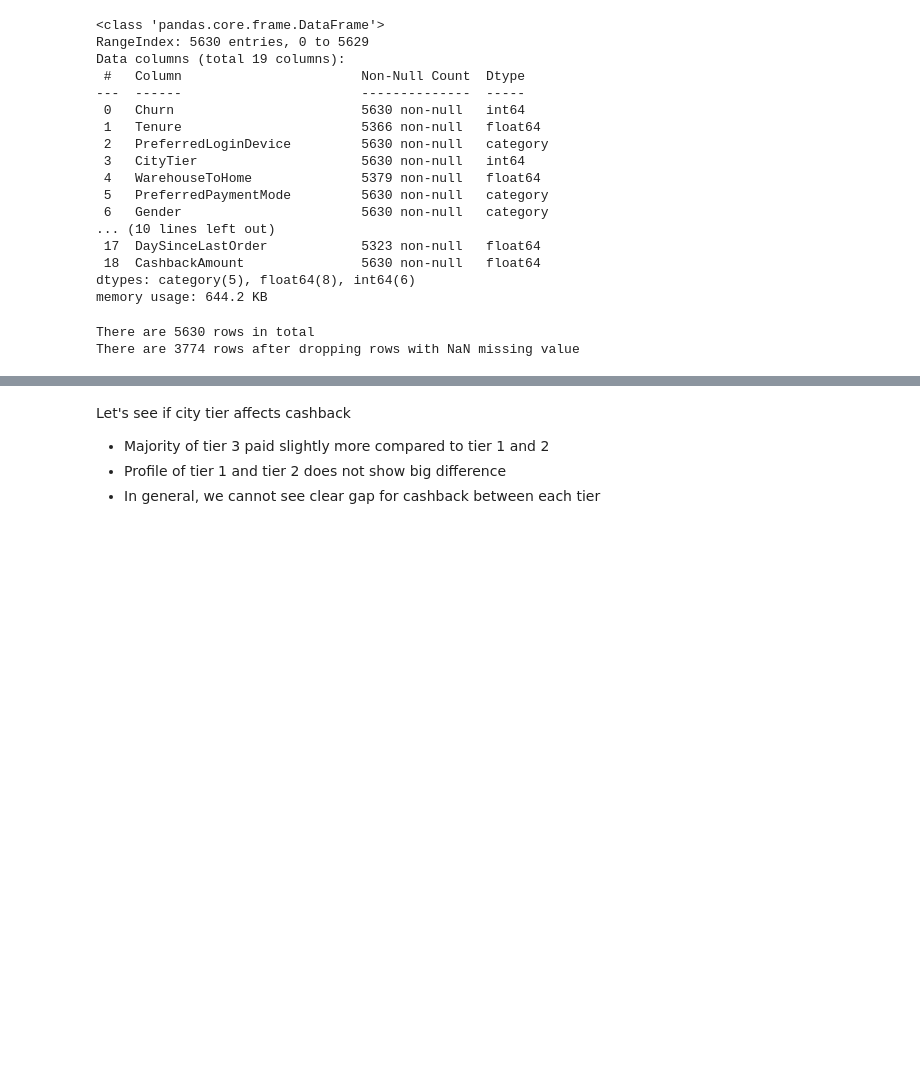
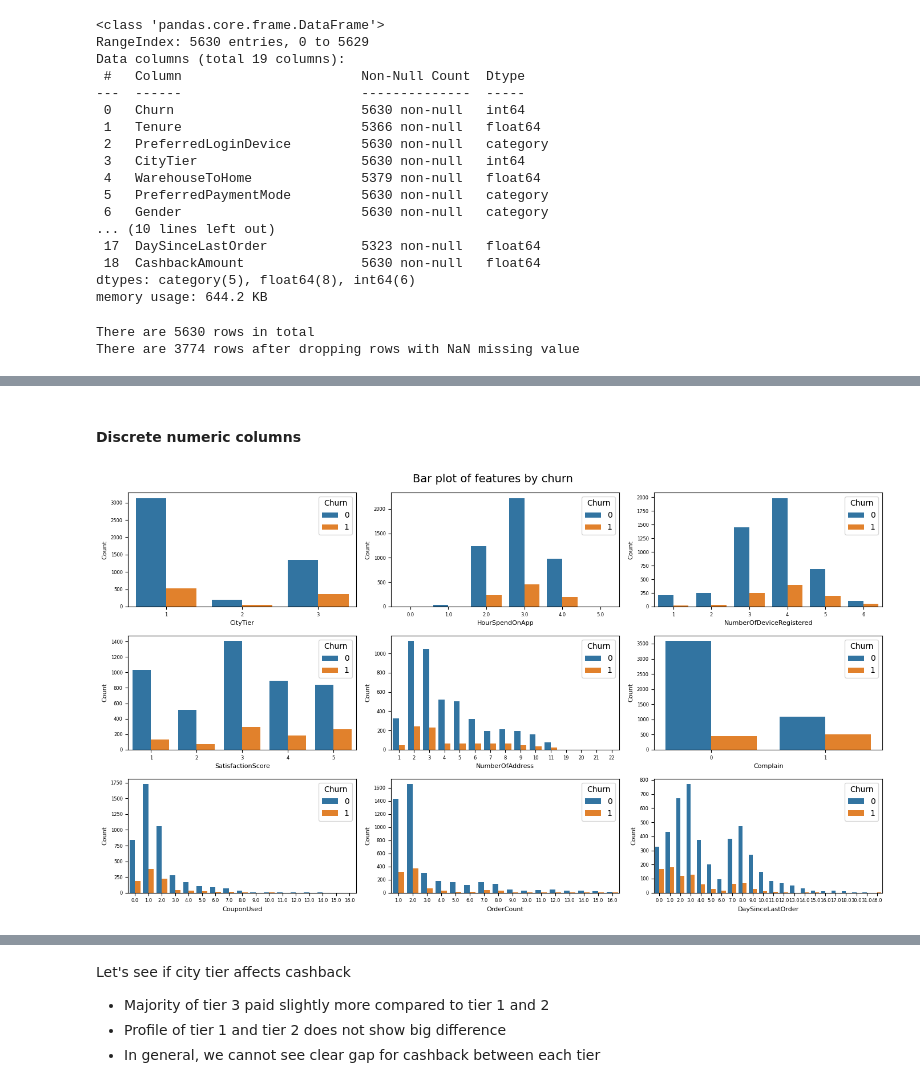
Before and after one commit to TsungYuanHsu/e-commerce_customer_churn_analysis, a Jupyter notebook: e-commerce_customer_churn_analysis.ipynb, the cells around one changed output, grey strips where cells are left out. Saved outputs shown, nothing was run; the diff lists cells and outputs as text; code cells hidden in the pictures; blank space fills up the shorter version.

```diff
--- a/e-commerce_customer_churn_analysis.ipynb
+++ b/e-commerce_customer_churn_analysis.ipynb
@@ -233,0 +280,21 @@ There are 3774 rows after dropping rows with NaN missing value
+# %% [markdown]
+#### Discrete numeric columns
+# %%
+fig, axes = plt.subplots(3, 3, figsize=(14, 8))
+fig.suptitle('Bar plot of features by churn', fontsize=14)
+axes = axes.flatten()  # Convert from 2D to 1D
+for i, col in enumerate(discrete_num_columns):
+    df_col_churn = df_eda.groupby([col, 'Churn'])['Churn'].count().reset_index(name='Count')
+    sns.barplot(x=col,
+                y='Count',
+                data=df_col_churn,
+                hue='Churn',
+                ax=axes[i],
+               )
+    axes[i].set_xlabel(col, fontsize=8)
+    axes[i].set_ylabel('Count', fontsize=8)
+    axes[i].tick_params(labelsize=6)
+plt.tight_layout()
+plt.show()
+# %% [output]
+[figure, added]
```
Also changed, not shown: parts of 29 cells of this notebook.
